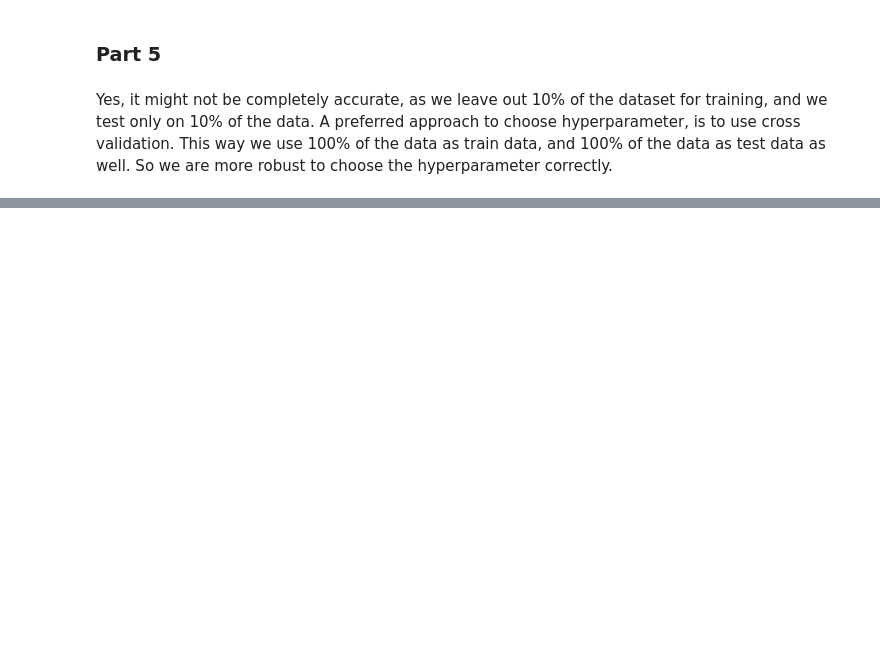
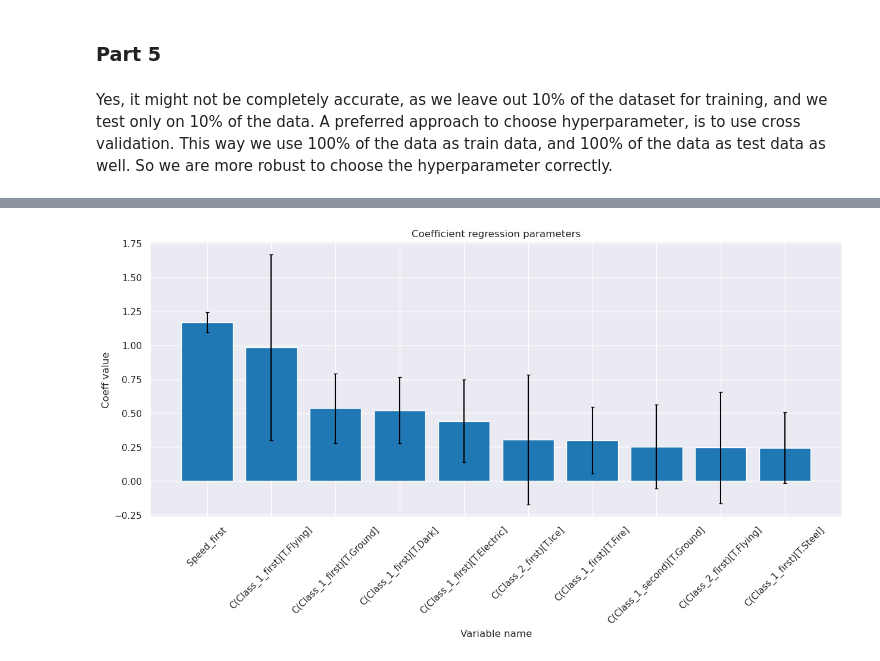
Before and after one commit to david-schroeter/ada_exams, a Jupyter notebook: final_2017/301062.ipynb, the cells around one changed output, grey strips where cells are left out. Drawn from its saved outputs; the diff is of its cells as text; code cells hidden in the pictures; blank space fills up the shorter version.

```diff
--- a/final_2017/301062.ipynb
+++ b/final_2017/301062.ipynb
@@ -371,0 +472,13 @@ print('========================================')
+# %%
+combats_with_info_std = combats_with_info.copy().rename(columns={'Sp. Atk_first':'Sp_Atk_first', 'Sp. Atk_second':'Sp_Atk_second', 'Sp. Def_first':'Sp_Def_first', 'Sp. Def_second':'Sp_Def_second'})
+columns_to_std = ['HP_first', 'Attack_first', 'Defense_first', 'Sp_Atk_first', 'Sp_Def_first', 'Speed_first',
+                  'HP_second', 'Attack_second', 'Defense_second', 'Sp_Atk_second', 'Sp_Def_second', 'Speed_second']
+
+combats_with_info_std[columns_to_std] = (combats_with_info_std[columns_to_std] - combats_with_info_std[columns_to_std].mean()) / combats_with_info_std[columns_to_std].std()
+
+mod = smf.logit(formula=
+        'Winner ~ C(Class_1_first) + C(Class_2_first) + HP_first + Attack_first + Defense_first + Sp_Atk_first + Sp_Def_first + Speed_first + C(Legendary_first) + C(Class_1_second) + C(Class_2_second) + HP_second + Attack_second + Defense_second + Sp_Atk_second + Sp_Def_second + Speed_second + C(Legendary_second)', data=combats_with_info_std)
+
+np.random.seed(2)
+res = mod.fit()
+print(res.summary())
@@ -371,0 +503,26 @@ print('========================================')
+# %%
+# feature names
+variables = res.params.index
+
+# coefficients
+coefficients = res.params.values
+
+# p-values
+p_values = res.pvalues
+
+# standard errors
+standard_errors = res.bse.values
+
+# Sort them
+coeff, var_name, std_err, p_val = zip(*sorted(zip(coefficients[1:], variables[1:], standard_errors[1:], p_values[1:]), reverse=True))
+# %%
+plt.figure(figsize=(15, 6))
+
+plt.bar(var_name[:10], coeff[:10], yerr=2*np.array(std_err[:10]), capsize=2)
+plt.xticks(rotation=45)
+plt.title('Coefficient regression parameters')
+plt.xlabel('Variable name')
+plt.ylabel('Coeff value')
+plt.show()
+# %% [output]
+[figure, added]
```
Also changed, not shown: parts of 23 cells of this notebook.
